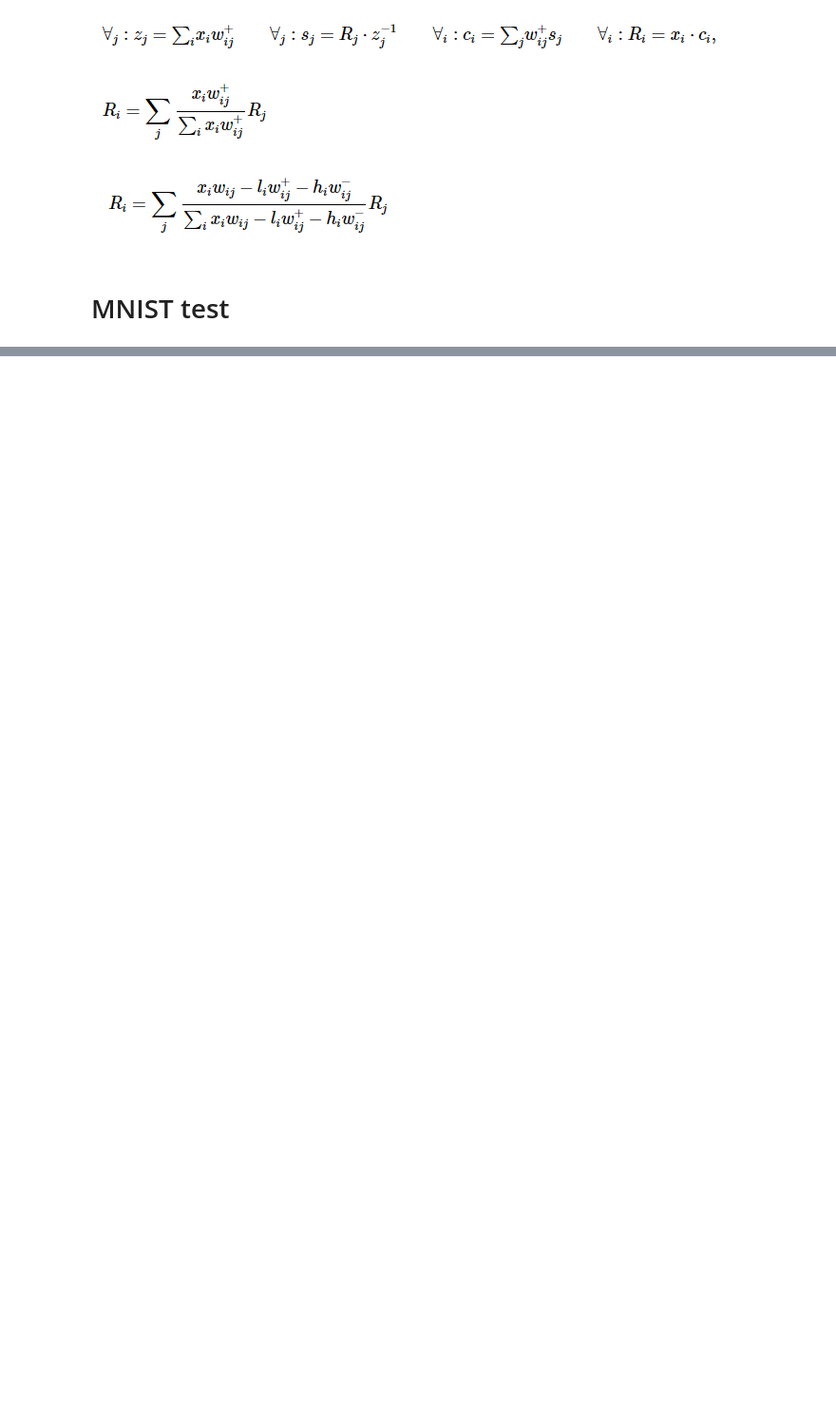
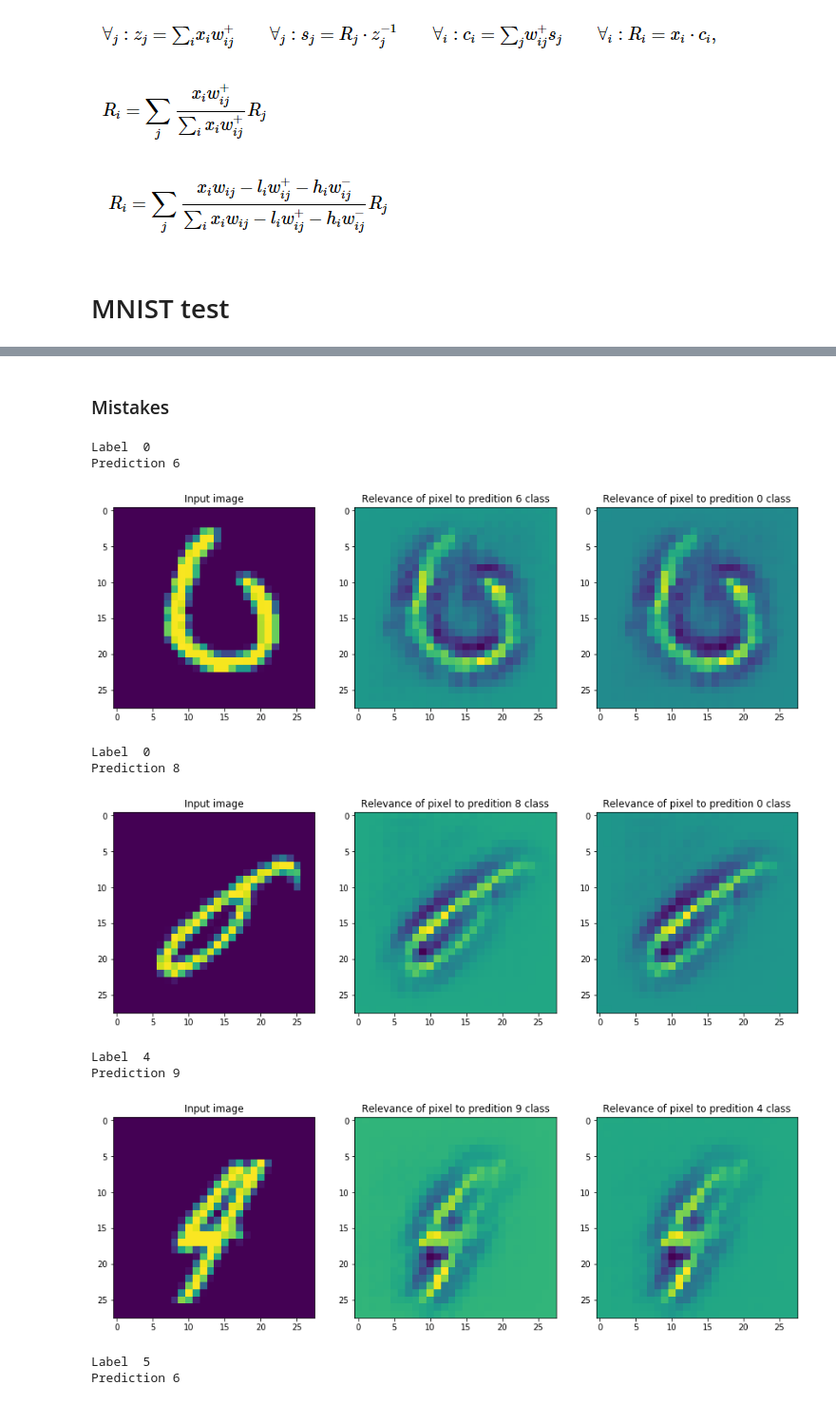
Before and after one commit to dmitrysarov/LRP_decomposition, a Jupyter notebook: LRP_notebook.ipynb, the cells around one changed output, grey strips where cells are left out. Shown at 95% size. Drawn from its saved outputs; the diff is of its cells as text; code cells hidden in the pictures; blank space fills up the shorter version.

```diff
--- a/LRP_notebook.ipynb
+++ b/LRP_notebook.ipynb
@@ -71,0 +66,40 @@ Prediction tensor(8)
+# %% [markdown]
+### Mistakes
+# %%
+count = 0
+for num, (image, label) in enumerate(test_loader):
+    if count > 3:
+        break
+    output = lrp.forward(image)
+    if output.argmax() != label:
+        count += 1
+        print('Label ', label.item())
+        print('Prediction', output.argmax().item())
+        _, ax = plt.subplots(1,3, figsize=(15,15))
+        ax[0].imshow(image.squeeze())
+        ax[0].title.set_text('Input image')
+
+        R1 = torch.zeros_like(output)
+        R1[0, output.argmax().item()] = 1
+        relevance1 = lrp(R1)
+        ax[1].imshow(relevance1.squeeze())
+        ax[1].title.set_text('Relevance of pixel to predition {} class'.format(output.argmax().item()))
+
+        R2 = torch.zeros_like(output)
+        R2[0, label.item()] = 1
+        relevance2 = lrp(R2)
+        ax[2].imshow(relevance2.squeeze())
+        ax[2].title.set_text('Relevance of pixel to predition {} class'.format(label.item()))
+        plt.show()
+# %% [output]
+Label  0
+Prediction 6
+[figure, added]
+Label  0
+Prediction 8
+[figure, added]
+Label  4
+Prediction 9
+[figure, added]
+Label  5
+Prediction 6
```
Also changed, not shown: parts of 7 cells of this notebook, 2 other files.
